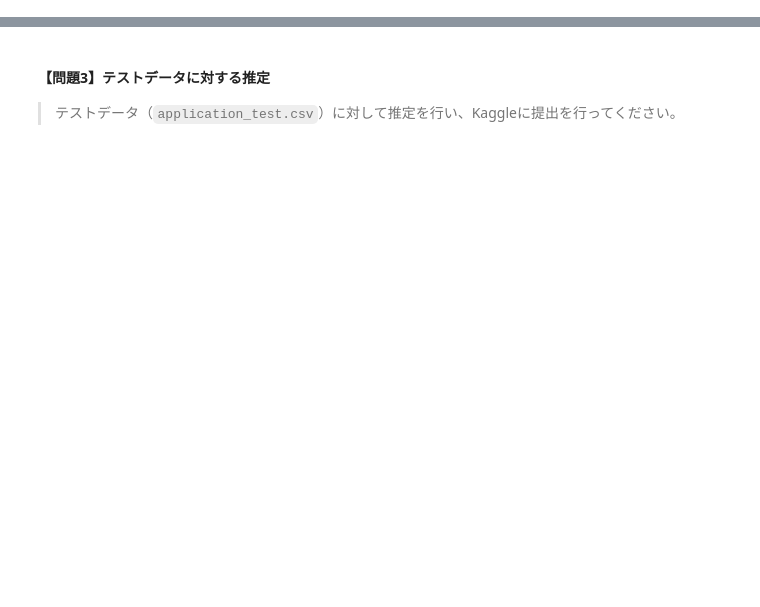
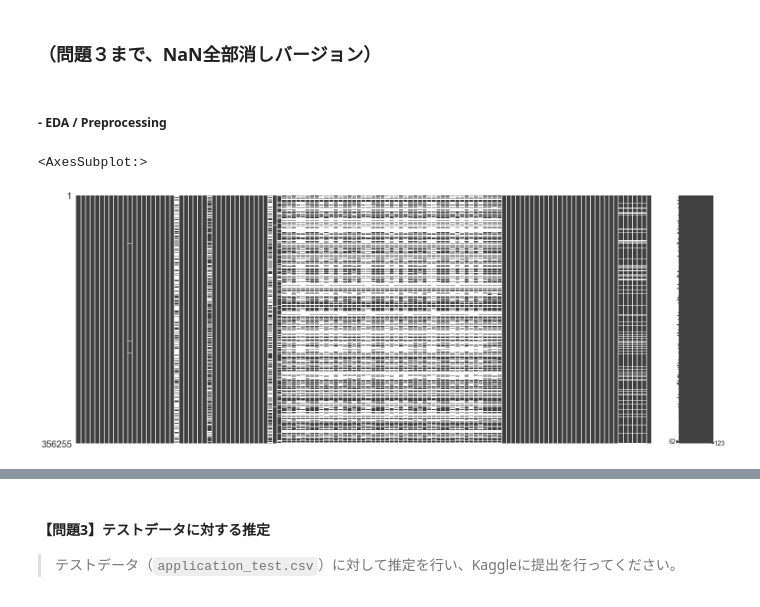
Before and after one commit to GitHiru/ml_dic, a Jupyter notebook: pre_learning/week4/week4_4_homecredit.ipynb, the cells around one changed output, grey strips where cells are left out. Saved outputs shown, nothing was run; the diff lists cells and outputs as text; code cells hidden in the pictures; blank space fills up the shorter version.

```diff
--- a/pre_learning/week4/week4_4_homecredit.ipynb
+++ b/pre_learning/week4/week4_4_homecredit.ipynb
@@ -9,0 +69,15 @@
+# %%
+train_raw = pd.read_csv('input/application_train.csv')
+test_raw = pd.read_csv('input/application_test.csv')
+print('The size of the train data :', train_raw.shape)
+print('The size of the test data :', test_raw.shape)
+
+train_mid = train_raw.copy()
+train_mid['train_or_test'] = 'train'
+
+test_mid = test_raw.copy()
+test_mid['train_or_test'] = 'test'
+test_mid['TARGET'] = 0.5
+
+alldata = pd.concat([train_mid, test_mid], sort=False, axis=0).reset_index(drop=True)
+print('The size of the alldata data:', alldata.shape)
@@ -9,0 +124,10 @@
+# %% [markdown]
+### （問題３まで、NaN全部消しバージョン）
+# %% [markdown]
+##### - EDA / Preprocessing
+# %%
+# 欠損データの分布確認
+msn.matrix(alldata)
+# %% [output]
+<AxesSubplot:>
+[figure, added]
```
Also changed, not shown: parts of 58 cells of this notebook, 1 other file.
